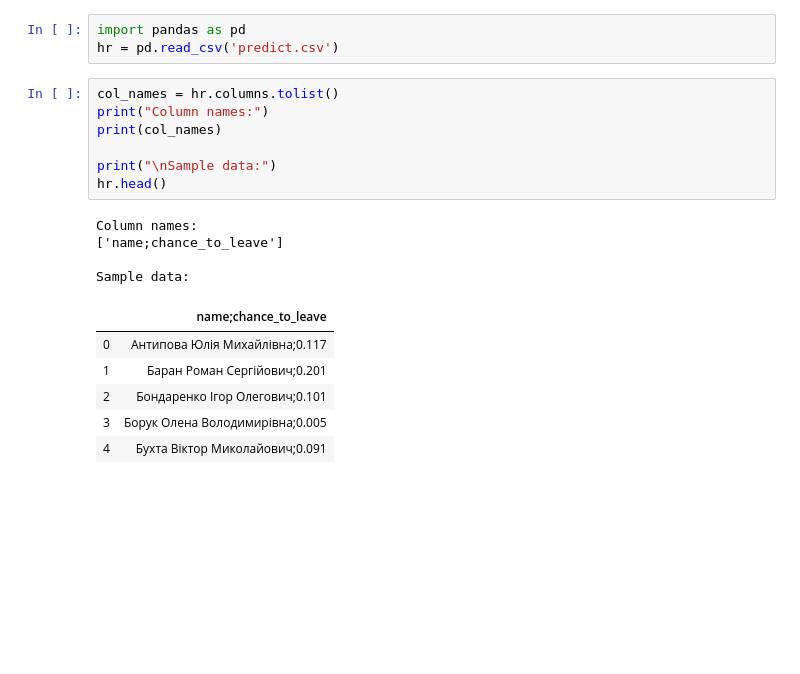
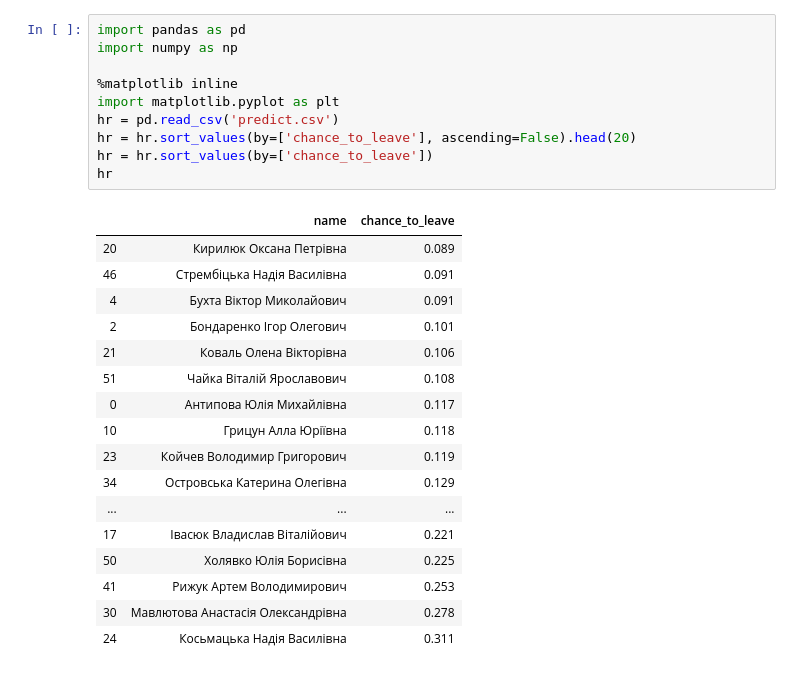
Before and after one commit to soolstafir/HR-analytics, a Jupyter notebook: Volia_HR.ipynb, the cells around one changed output. Cells and saved outputs as stored; diff of their text form; blank space fills up the shorter version.

```diff
--- a/Volia_HR.ipynb
+++ b/Volia_HR.ipynb
@@ -1,21 +1,28 @@
-# %%
-import pandas as pd
-hr = pd.read_csv('predict.csv')
-# %%
-col_names = hr.columns.tolist()
-print("Column names:")
-print(col_names)
-
-print("\nSample data:")
-hr.head()
-# %% [output]
-Column names:
-['name;chance_to_leave']
-
-Sample data:
-|  | name;chance_to_leave |
-| 0 | Антипова Юлія Михайлівна;0.117 |
-| 1 | Баран Роман Сергійович;0.201 |
-| 2 | Бондаренко Ігор Олегович;0.101 |
-| 3 | Борук Олена Володимирівна;0.005 |
-| 4 | Бухта Віктор Миколайович;0.091 |
+# %%
+import pandas as pd
+import numpy as np
+
+%matplotlib inline
+import matplotlib.pyplot as plt
+hr = pd.read_csv('predict.csv')
+hr = hr.sort_values(by=['chance_to_leave'], ascending=False).head(20)
+hr = hr.sort_values(by=['chance_to_leave'])
+hr
+# %% [output]
+|  | name | chance_to_leave |
+| 20 | Кирилюк Оксана Петрівна | 0.089 |
+| 46 | Стрембіцька Надія Василівна | 0.091 |
+| 4 | Бухта Віктор Миколайович | 0.091 |
+| 2 | Бондаренко Ігор Олегович | 0.101 |
+| 21 | Коваль Олена Вікторівна | 0.106 |
+| 51 | Чайка Віталій Ярославович | 0.108 |
+| 0 | Антипова Юлія Михайлівна | 0.117 |
+| 10 | Грицун Алла Юріївна | 0.118 |
+| 23 | Койчев Володимир Григорович | 0.119 |
+| 34 | Островська Катерина Олегівна | 0.129 |
+| ... | ... | ... |
+| 17 | Івасюк Владислав Віталійович | 0.221 |
+| 50 | Холявко Юлія Борисівна | 0.225 |
+| 41 | Рижук Артем Володимирович | 0.253 |
+| 30 | Мавлютова Анастасія Олександрівна | 0.278 |
+| 24 | Косьмацька Надія Василівна | 0.311 |
```
Also changed, not shown: parts of 1 cell of this notebook, 2 other files.
